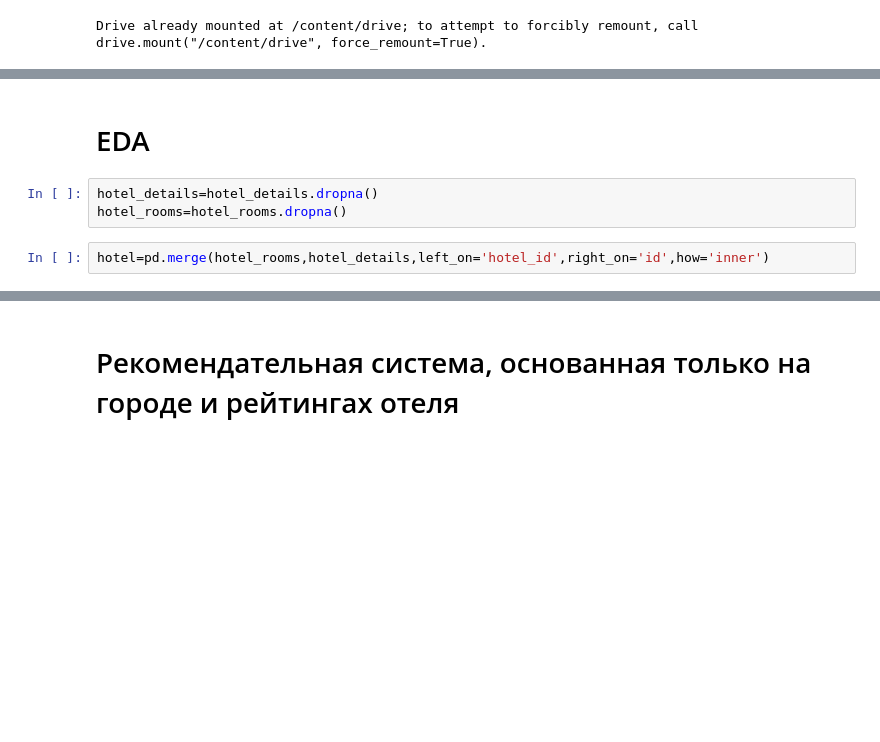
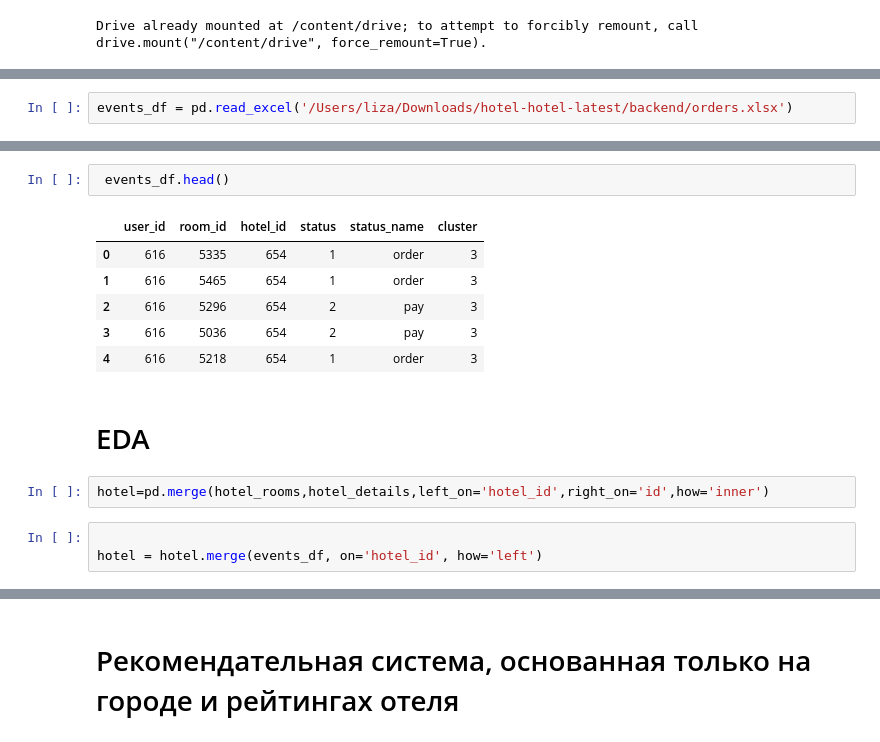
Before and after one commit to ElizavetaRysyeva/ver_last_ver, a Jupyter notebook: backend/рекомендательная.ipynb, the cells around one changed output, grey strips where cells are left out. Saved outputs shown, nothing was run; the diff lists cells and outputs as text; blank space fills up the shorter version.

```diff
--- a/backend/рекомендательная.ipynb
+++ b/backend/рекомендательная.ipynb
@@ -56,0 +266,2 @@ events_df = pd.read_excel('/content/drive/My Drive/event.xlsx')
+# %%
+events_df = pd.read_excel('/Users/liza/Downloads/hotel-hotel-latest/backend/orders.xlsx')
@@ -57,10 +286,19 @@ events_df = pd.read_excel('/content/drive/My Drive/event.xlsx')
+# %%
+ events_df.head()
+# %% [output]
+|  | user_id | room_id | hotel_id | status | status_name | cluster |
+| 0 | 616 | 5335 | 654 | 1 | order | 3 |
+| 1 | 616 | 5465 | 654 | 1 | order | 3 |
+| 2 | 616 | 5296 | 654 | 2 | pay | 3 |
+| 3 | 616 | 5036 | 654 | 2 | pay | 3 |
+| 4 | 616 | 5218 | 654 | 1 | order | 3 |
 # %% [markdown]
 # EDA
-# %%
-hotel_details=hotel_details.dropna()
-hotel_rooms=hotel_rooms.dropna()
 # %%
 hotel=pd.merge(hotel_rooms,hotel_details,left_on='hotel_id',right_on='id',how='inner')
+# %%
+
+hotel = hotel.merge(events_df, on='hotel_id', how='left')
 # %%
 def check_missing_values(dataset):
     missing_values = dataset.isnull().sum()
```
Also changed, not shown: parts of 68 cells of this notebook.
